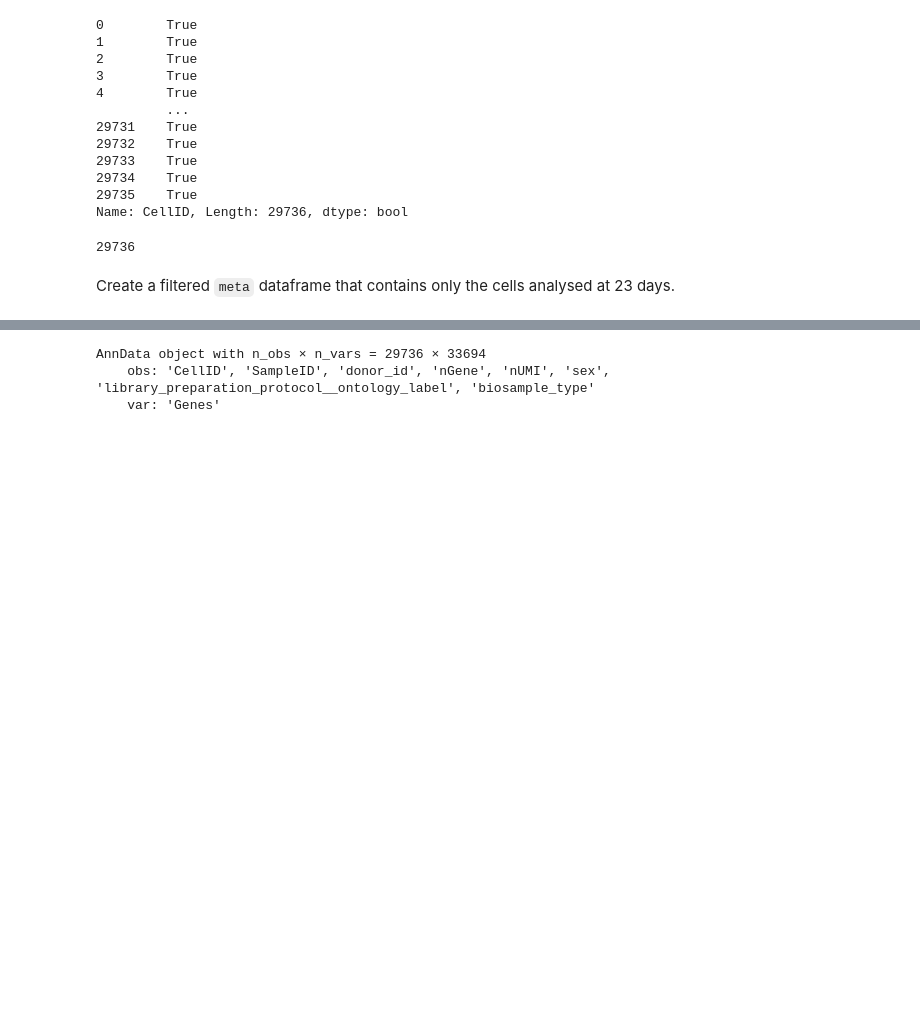
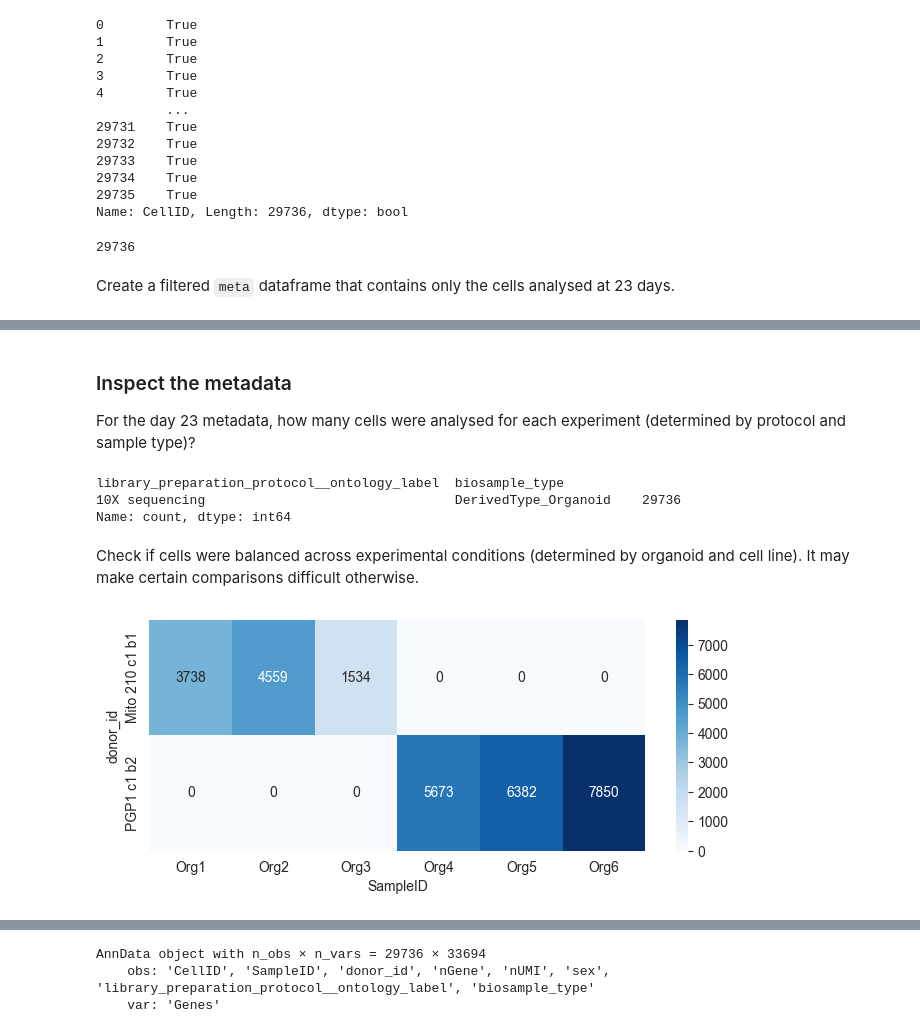
Before and after one commit to laurahuggon/figureonelab, a Jupyter notebook: uzquiano/uzquiano_d23_anndata.ipynb, the cells around one changed output, grey strips where cells are left out. Saved outputs shown, nothing was run; the diff lists cells and outputs as text; code cells hidden in the pictures; blank space fills up the shorter version.

```diff
--- a/uzquiano/uzquiano_d23_anndata.ipynb
+++ b/uzquiano/uzquiano_d23_anndata.ipynb
@@ -214,0 +187,25 @@ meta_d23
+# %% [markdown]
+### Inspect the metadata
+
+For the day 23 metadata, how many cells were analysed for each experiment (determined by protocol and sample type)?
+# %%
+# Select the two columns and count unique combinations
+meta_d23[['library_preparation_protocol__ontology_label','biosample_type']].value_counts() # 10X sequencing on organoids - 29,736 cells
+# %% [output]
+library_preparation_protocol__ontology_label  biosample_type
+10X sequencing                                DerivedType_Organoid    29736
+Name: count, dtype: int64
+# %% [markdown]
+Check if cells were balanced across experimental conditions (determined by organoid and cell line). It may make certain comparisons difficult otherwise.
+# %%
+plt.figure(figsize=(8,3))
+# Create a pivot table showing the number of cells used across experimental conditions
+# Since we want to count occurrences, any column can be used for values
+# aggfunc=len specifies that the aggregation function used to combine values will be the length (or count) of the values i.e. count the number of occurrences of each combination of SampleID and donor_id
+pivot = meta_d23.pivot_table(columns='SampleID', index='donor_id', values='CellID', aggfunc=len)
+# Convert the values in the pivot table to integers, filling any NaN values with 0
+pivot = pivot.fillna(0).astype(int)
+# Plot as a heatmap
+sns.heatmap(pivot, annot=True, cmap='Blues', fmt='d'); # The same number of organoids were used per cell line
+# %% [output]
+[figure, added]
```
Also changed, not shown: parts of 91 cells of this notebook.
